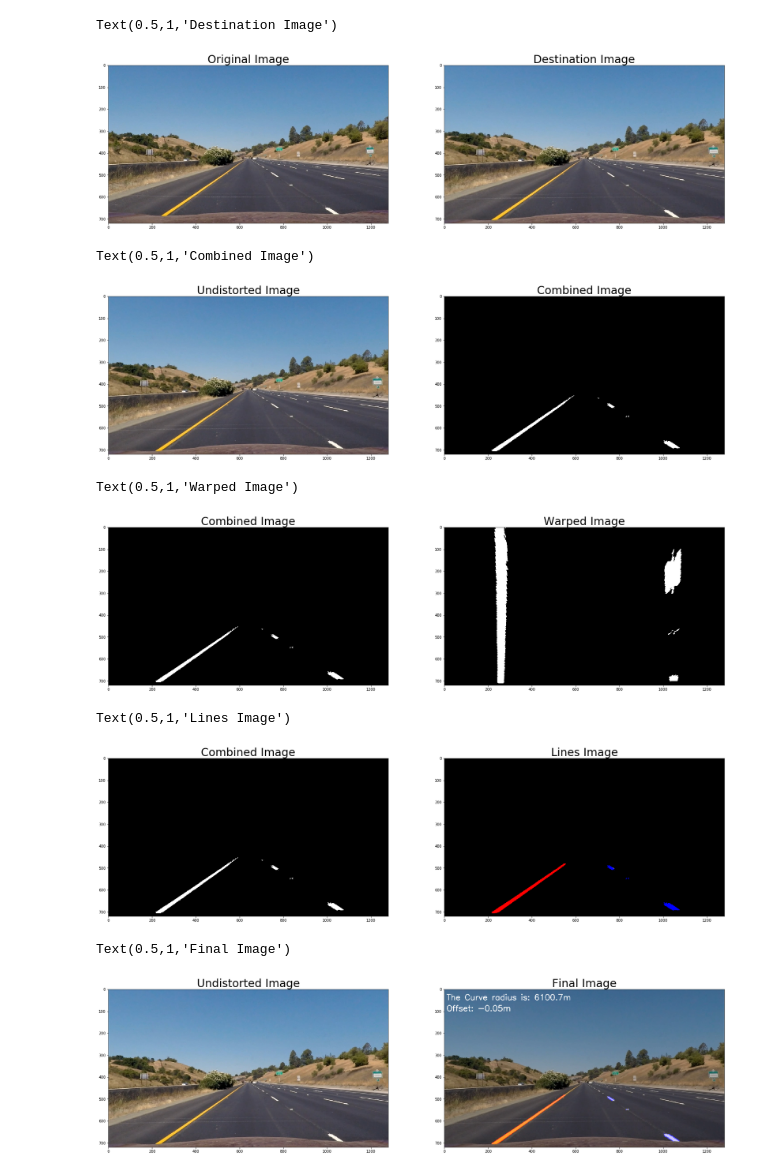
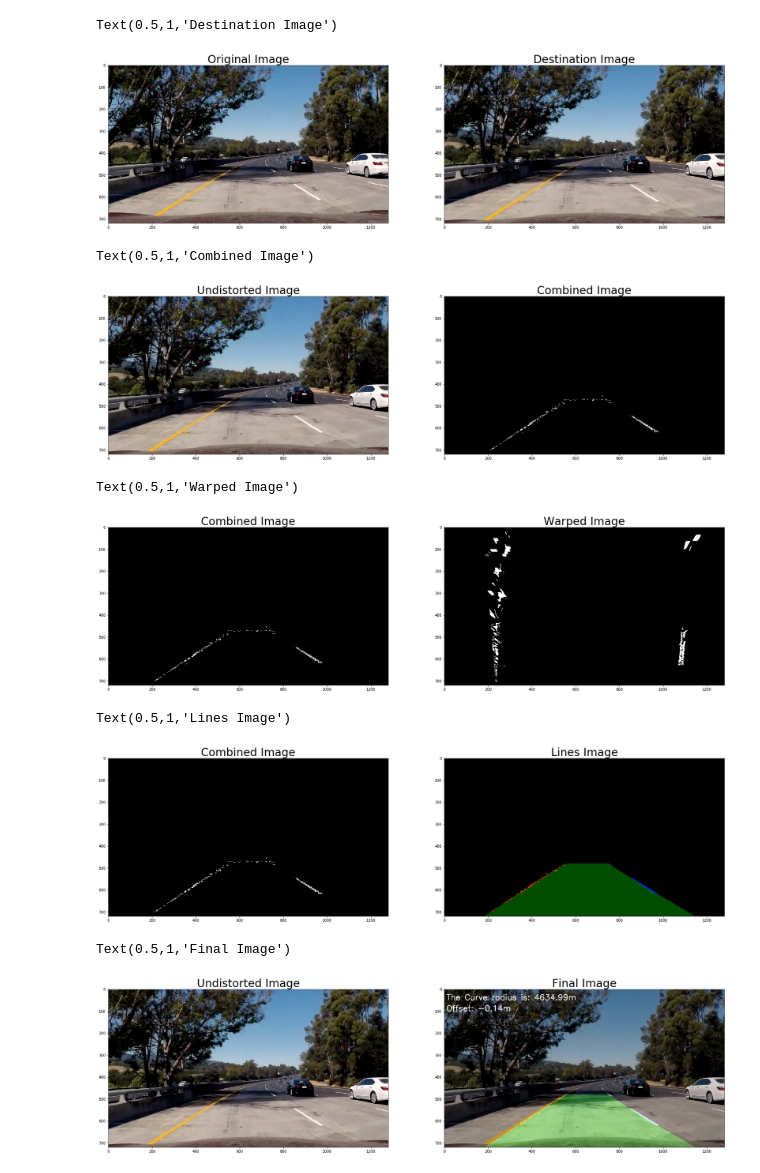
Before and after one commit to StyxXx1337/udacity-sdc-challenge2, a Jupyter notebook: main.ipynb, the cells around one changed output. Drawn from its saved outputs; the diff is of its cells as text; code cells hidden in the pictures.

```diff
--- a/main.ipynb
+++ b/main.ipynb
@@ -27,25 +27,25 @@ from pyModules.Utilities import print_on_image
 # %%
 ## calibrate Camera:
 mtx_camera, dist_camera = calibrate_camera()
 
 ## Load Image for testing
 ## Get Image and Undistrot Image
-img = cv2.imread('test_images/straight_lines1.jpg')
+img = cv2.imread('test_images/test5.jpg')
 img_undist = undistort_image(img, mtx_camera, dist_camera)
 
 cv2.imwrite('output_images/undist_image.png', img_undist)
 
 f, (ax1, ax2) = plt.subplots(1, 2, figsize=(30, 10))
 ax1.imshow(img[...,::-1])
 ax1.set_title('Original Image', fontsize=30)
 ax2.imshow(img_undist[...,::-1], cmap='gray')
 ax2.set_title('Destination Image', fontsize=30)
 # %% [output]
 Text(0.5,1,'Destination Image')
-[figure, old version]
+[figure, new version]
 # %%
 combined_img = combine_thresholds(img_undist)
-cv2.imwrite('output_images/combined_image.png', combined_img)
+plt.imsave('output_images/combined_image.jpg', combined_img, cmap = 'gray')
 
 f, (ax1, ax2) = plt.subplots(1, 2, figsize=(30, 10))
 ax1.imshow(img_undist[...,::-1])
@@ -54,12 +54,12 @@ ax2.imshow(combined_img, cmap='gray')
 ax2.set_title('Combined Image', fontsize=30)
 # %% [output]
 Text(0.5,1,'Combined Image')
-[figure, old version]
+[figure, new version]
 # %%
 img_size = (img.shape[1], img.shape[0])
 mtx_persp, mtx_persp_inv = get_matrixes(img_size)
 img_warped = warp_picture(combined_img, mtx_persp)
-cv2.imwrite('output_images/warped_image.png', img_warped)
+plt.imsave('output_images/warped_image.jpg', img_warped, cmap = 'gray')
 
 f, (ax1, ax2) = plt.subplots(1, 2, figsize=(30, 10))
 ax1.imshow(combined_img, cmap='gray')
@@ -68,7 +68,7 @@ ax2.imshow(img_warped, cmap='gray')
 ax2.set_title('Warped Image', fontsize=30)
 # %% [output]
 Text(0.5,1,'Warped Image')
-[figure, old version]
+[figure, new version]
 # %%
 ## Detect the Lines in the warped Image
 ### Get the Polynomiyal for the left and right side
@@ -94,7 +94,7 @@ ax2.imshow(lines_img, cmap='gray')
 ax2.set_title('Lines Image', fontsize=30)
 # %% [output]
 Text(0.5,1,'Lines Image')
-[figure, old version]
+[figure, new version]
 # %%
 output_img = cv2.addWeighted(img_undist[...,::-1], .8, lines_img, 0.9, 0.2)
 print_on_image(output_img, weighted_r, offset)
@@ -108,4 +108,4 @@ ax2.imshow(output_img, cmap='gray')
 ax2.set_title('Final Image', fontsize=30)
 # %% [output]
 Text(0.5,1,'Final Image')
-[figure, old version]
+[figure, new version]
```
Also changed, not shown: parts of 5 cells of this notebook.
